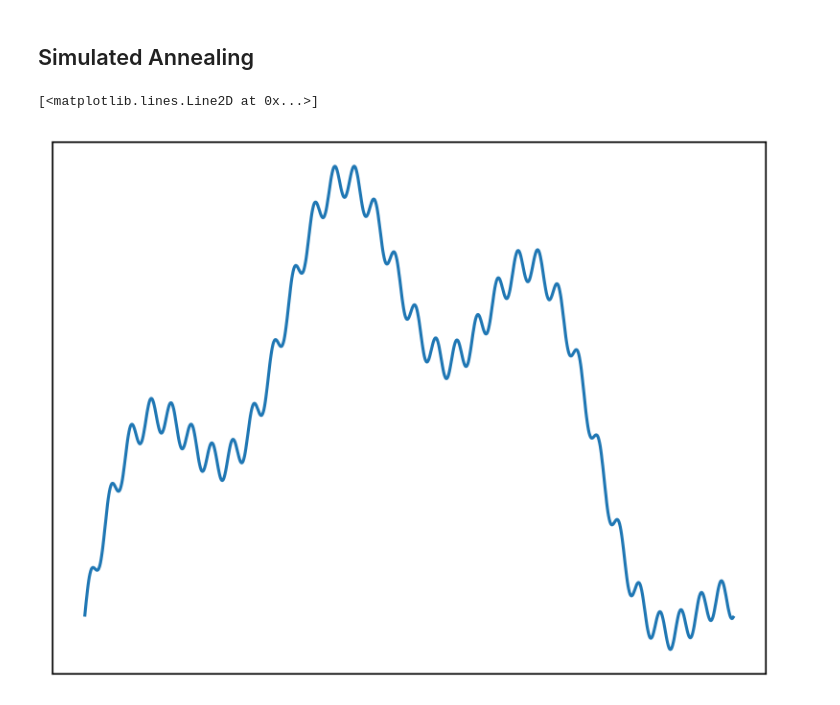
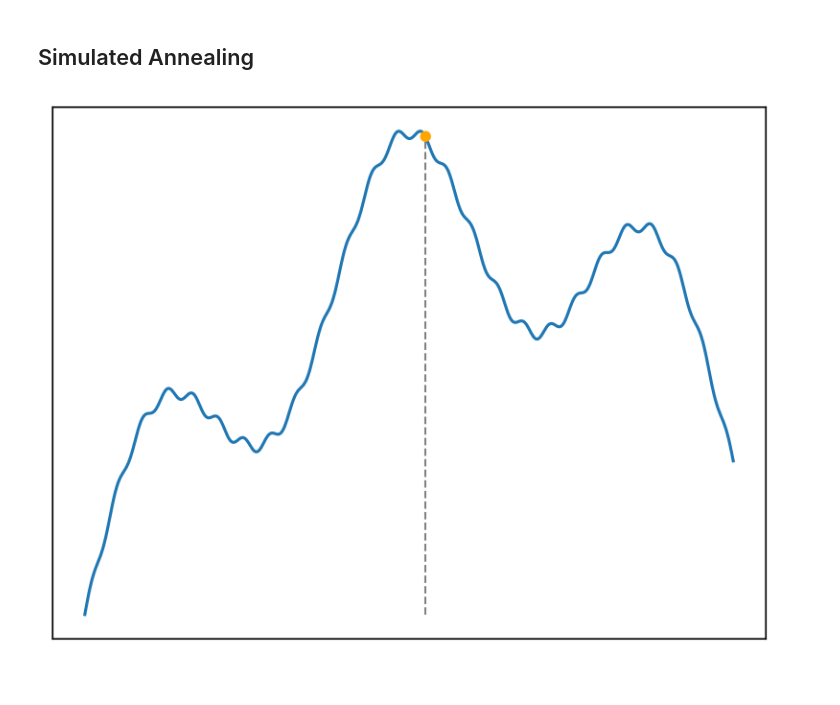
Before and after one commit to alexanderneville/MLAI_notebooks, a Jupyter notebook: optimisation.ipynb, the cells around one changed output. Drawn from its saved outputs; the diff is of its cells as text; code cells hidden in the pictures.

Commit message:
simulated annealing algorithm

```diff
--- a/optimisation.ipynb
+++ b/optimisation.ipynb
@@ -141,13 +142,3 @@ anim.save('plateau.gif')
 [figure]
 # %% [markdown]
 ## Simulated Annealing
-# %%
-def f(x):
-    return 4*math.sin(x) + 20*math.sin(0.1*x) + 80*math.sin(1/60*x)
-
-x = np.linspace(0, 200, 1000)
-fig, ax = new_plot()
-ax.plot(x, np.vectorize(f)(x))
-# %% [output]
-[<matplotlib.lines.Line2D at 0x...>]
-[figure, removed]
@@ -153,0 +171,29 @@ ax.plot(x, np.vectorize(f)(x))
+# %%
+def f(x):
+    return 1.2*math.sin(x) + 20*math.sin(0.1*x) + 80*math.sin(1/60*x)
+# %%
+current_solution = 0
+T = 1000
+
+x = np.linspace(0, 160, 1000)
+fig, ax = new_plot()
+# ax.xaxis.set_major_locator(MultipleLocator(20))
+# ax.xaxis.set_minor_locator(AutoMinorLocator(1))
+# ax.grid(zorder=0)
+ax.plot(x, np.vectorize(f)(x), zorder=2)
+current = ax.scatter([], [], c='orange', zorder=3, s=20)
+line, = ax.plot([], [], c='gray', ls='--', zorder=1, lw=1)
+# solution = ax.scatter([], [], c='green', zorder=3, s=20)
+
+def animate_simulated_annealing(frame):
+    global current_solution
+    global T
+    simulated_annealing()
+    current.set_offsets([current_solution, f(current_solution)])
+    line.set_xdata([current_solution, current_solution])
+    line.set_ydata([0, f(current_solution)])
+
+anim = animation.FuncAnimation(fig=fig, func=animate_simulated_annealing, frames=1000, interval=30)
+anim.save('simulated_annealing.gif')
+# %% [output]
+[figure, added]
```
Also changed, not shown: parts of 3 cells of this notebook, 2 other files.
